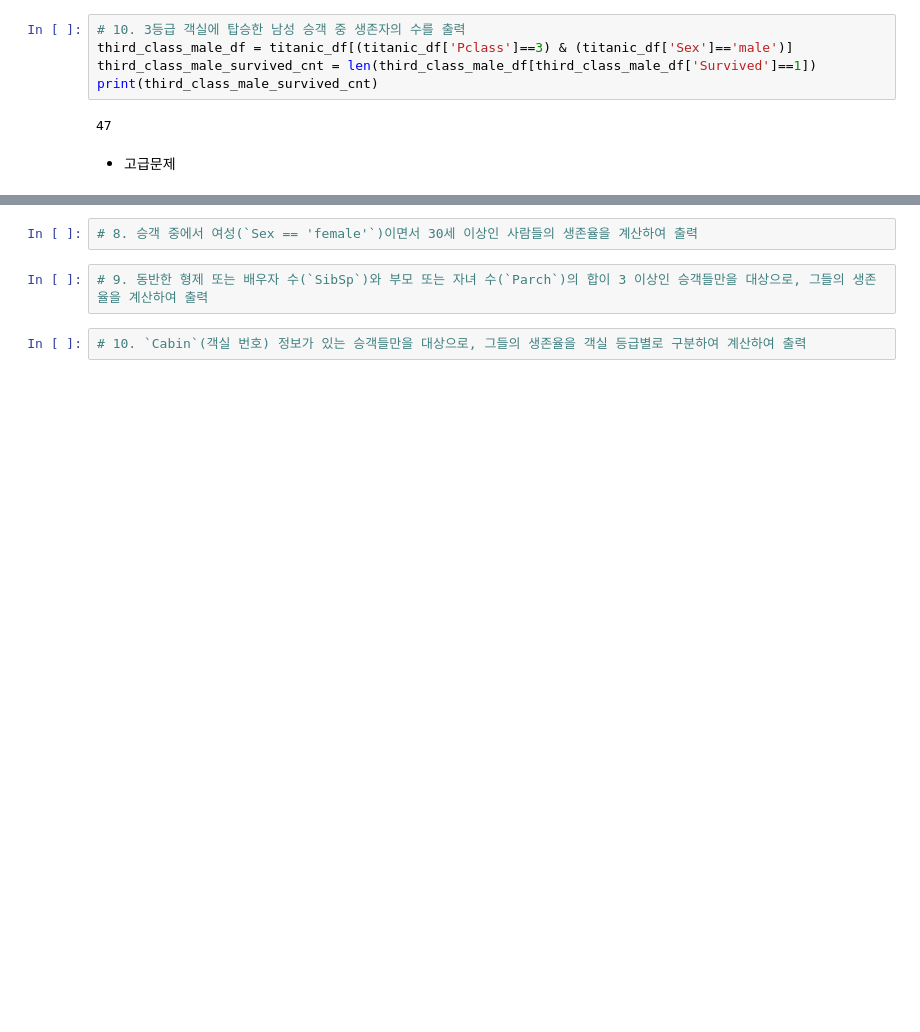
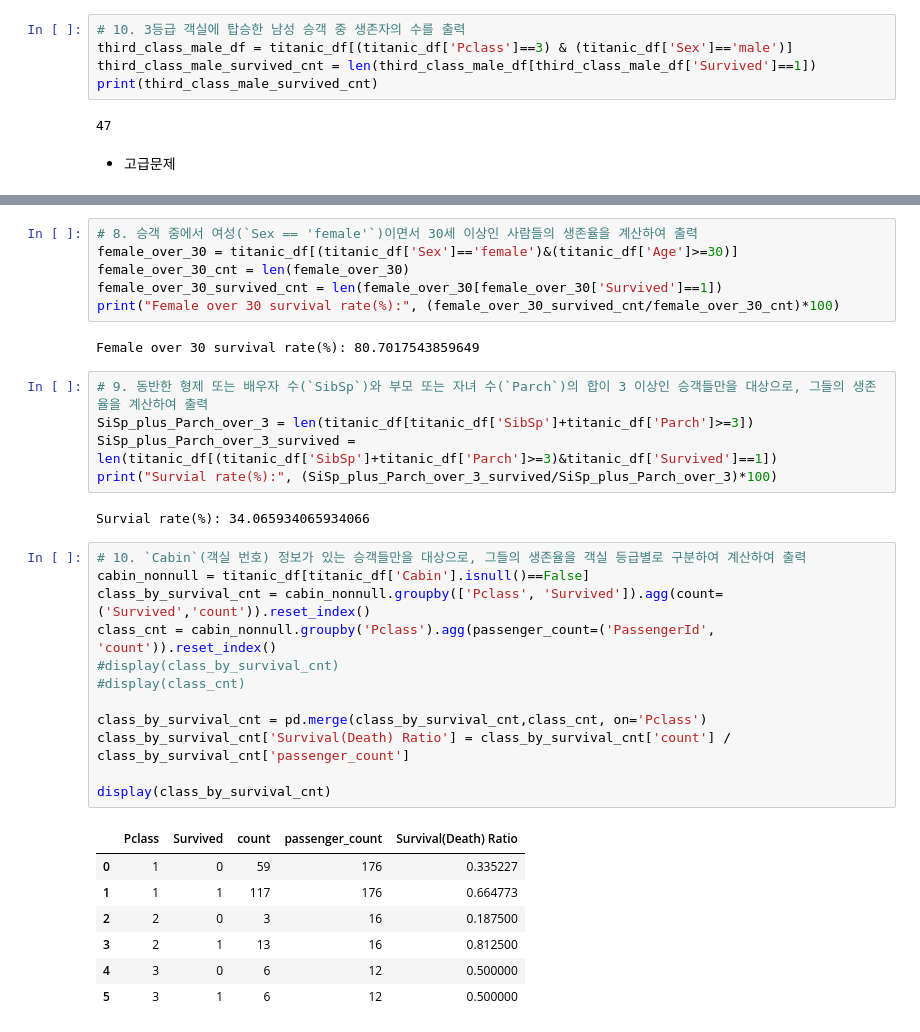
Before and after one commit to Encore-SKN-17/eda_practice, a Jupyter notebook: 2_titanic_practice.ipynb, the cells around one changed output, grey strips where cells are left out. Saved outputs shown, nothing was run; the diff lists cells and outputs as text; blank space fills up the shorter version.

```diff
--- a/2_titanic_practice.ipynb
+++ b/2_titanic_practice.ipynb
@@ -161,6 +264,35 @@ print(third_class_male_survived_cnt)
 # %%
 # 8. 승객 중에서 여성(`Sex == 'female'`)이면서 30세 이상인 사람들의 생존율을 계산하여 출력
+female_over_30 = titanic_df[(titanic_df['Sex']=='female')&(titanic_df['Age']>=30)]
+female_over_30_cnt = len(female_over_30)
+female_over_30_survived_cnt = len(female_over_30[female_over_30['Survived']==1])
+print("Female over 30 survival rate(%):", (female_over_30_survived_cnt/female_over_30_cnt)*100)
+# %% [output]
+Female over 30 survival rate(%): 80.7017543859649
 # %%
 # 9. 동반한 형제 또는 배우자 수(`SibSp`)와 부모 또는 자녀 수(`Parch`)의 합이 3 이상인 승객들만을 대상으로, 그들의 생존율을 계산하여 출력
+SiSp_plus_Parch_over_3 = len(titanic_df[titanic_df['SibSp']+titanic_df['Parch']>=3])
+SiSp_plus_Parch_over_3_survived = len(titanic_df[(titanic_df['SibSp']+titanic_df['Parch']>=3)&titanic_df['Survived']==1])
+print("Survial rate(%):", (SiSp_plus_Parch_over_3_survived/SiSp_plus_Parch_over_3)*100)
+# %% [output]
+Survial rate(%): 34.065934065934066
-# %%
-# 10. `Cabin`(객실 번호) 정보가 있는 승객들만을 대상으로, 그들의 생존율을 객실 등급별로 구분하여 계산하여 출력
+# %%
+# 10. `Cabin`(객실 번호) 정보가 있는 승객들만을 대상으로, 그들의 생존율을 객실 등급별로 구분하여 계산하여 출력
+cabin_nonnull = titanic_df[titanic_df['Cabin'].isnull()==False]
+class_by_survival_cnt = cabin_nonnull.groupby(['Pclass', 'Survived']).agg(count=('Survived','count')).reset_index()
+class_cnt = cabin_nonnull.groupby('Pclass').agg(passenger_count=('PassengerId', 'count')).reset_index()
+#display(class_by_survival_cnt)
+#display(class_cnt)
+
+class_by_survival_cnt = pd.merge(class_by_survival_cnt,class_cnt, on='Pclass')
+class_by_survival_cnt['Survival(Death) Ratio'] = class_by_survival_cnt['count'] / class_by_survival_cnt['passenger_count']
+
+display(class_by_survival_cnt)
+# %% [output]
+|  | Pclass | Survived | count | passenger_count | Survival(Death) Ratio |
+| 0 | 1 | 0 | 59 | 176 | 0.335227 |
+| 1 | 1 | 1 | 117 | 176 | 0.664773 |
+| 2 | 2 | 0 | 3 | 16 | 0.187500 |
+| 3 | 2 | 1 | 13 | 16 | 0.812500 |
+| 4 | 3 | 0 | 6 | 12 | 0.500000 |
+| 5 | 3 | 1 | 6 | 12 | 0.500000 |
```
Also changed, not shown: parts of 9 cells of this notebook.
